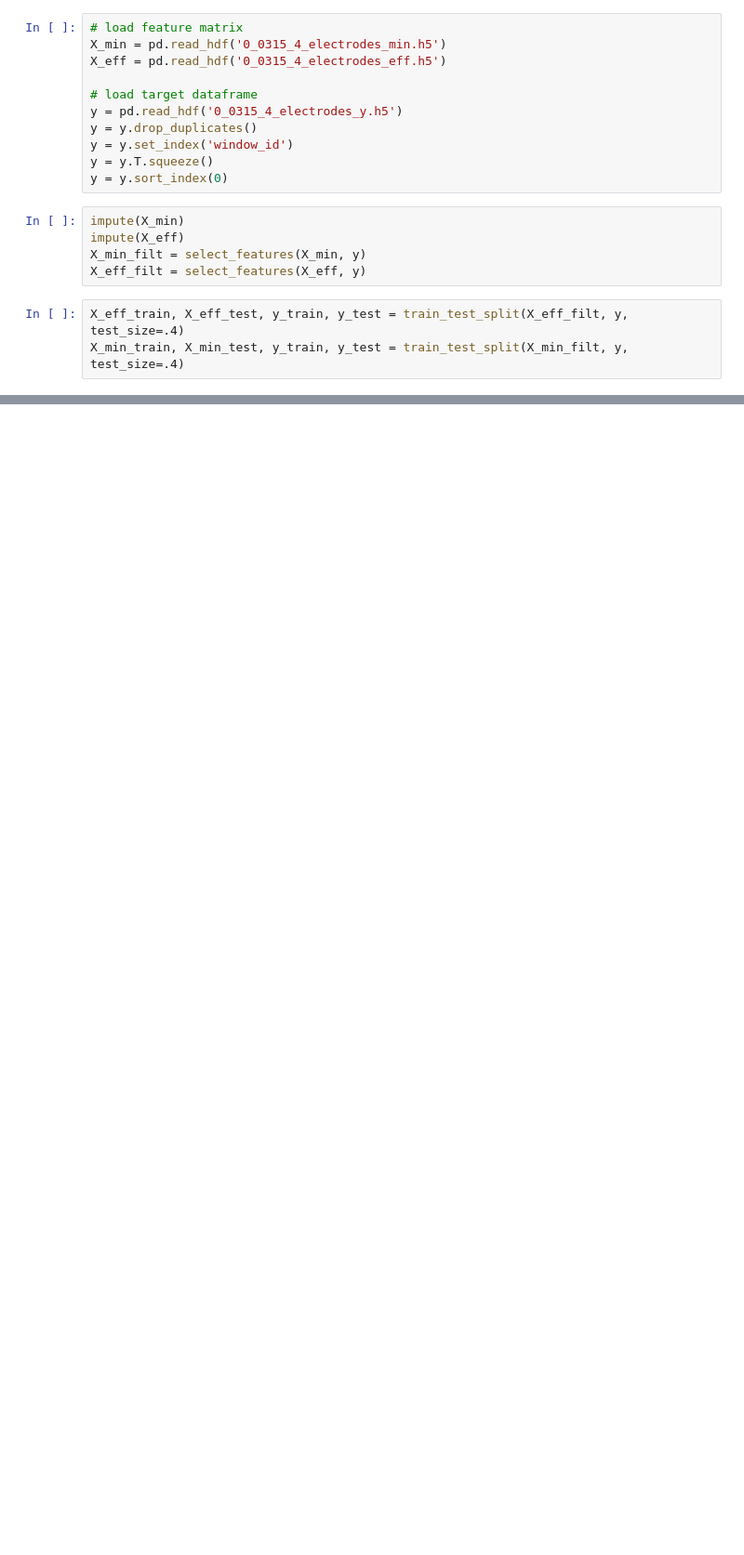
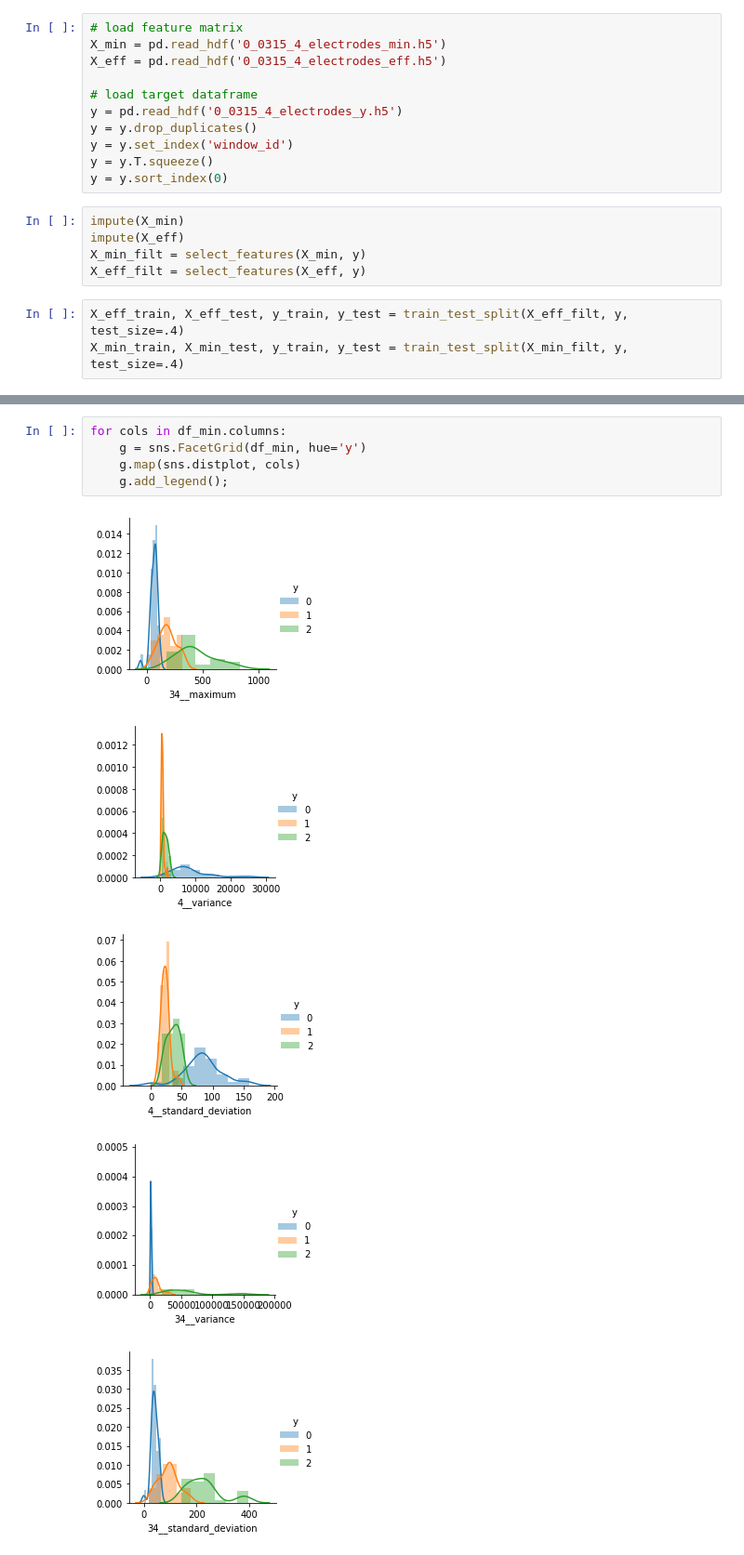
Before and after one commit to kartikey-vyas/GI-timeseries-classification, a Jupyter notebook: 4.0-kv-simple-classification-pipeline.ipynb, the cells around one changed output, grey strips where cells are left out. Shown: that part at 93% size. Drawn from its saved outputs; the diff is of its cells as text; blank space fills up the shorter version.

```diff
--- a/4.0-kv-simple-classification-pipeline.ipynb
+++ b/4.0-kv-simple-classification-pipeline.ipynb
@@ -73,0 +91,11 @@ ModuleNotFoundError: No module named 'ggplot'
+# %%
+for cols in df_min.columns:
+    g = sns.FacetGrid(df_min, hue='y')
+    g.map(sns.distplot, cols)
+    g.add_legend();
+# %% [output]
+[figure, added]
+[figure, added]
+[figure, added]
+[figure, added]
+[figure, added]
```
Also changed, not shown: parts of 6 cells of this notebook, 6 other files.
